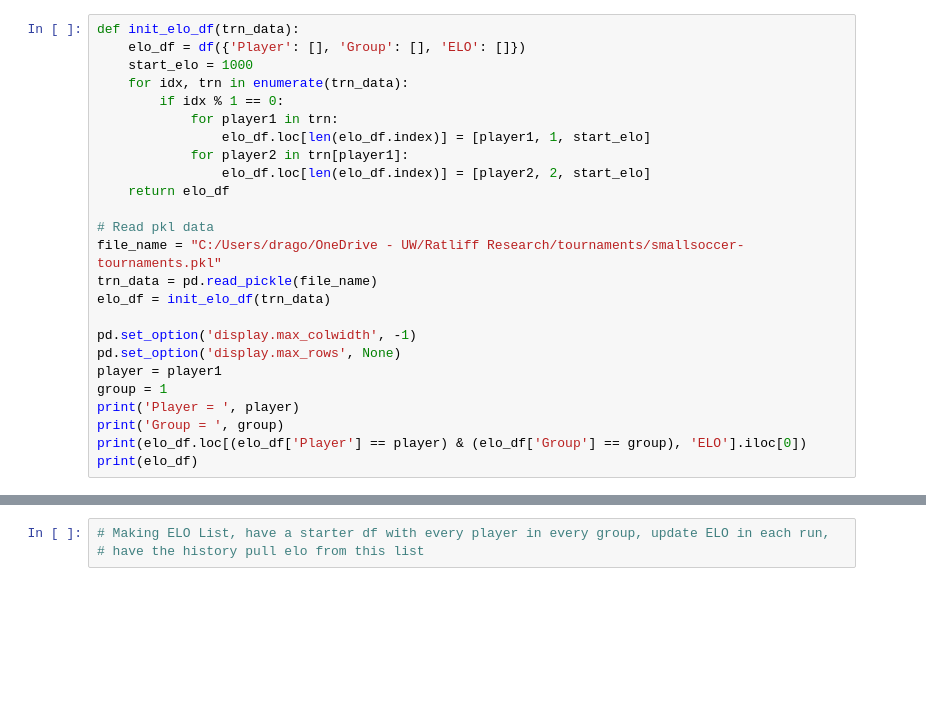
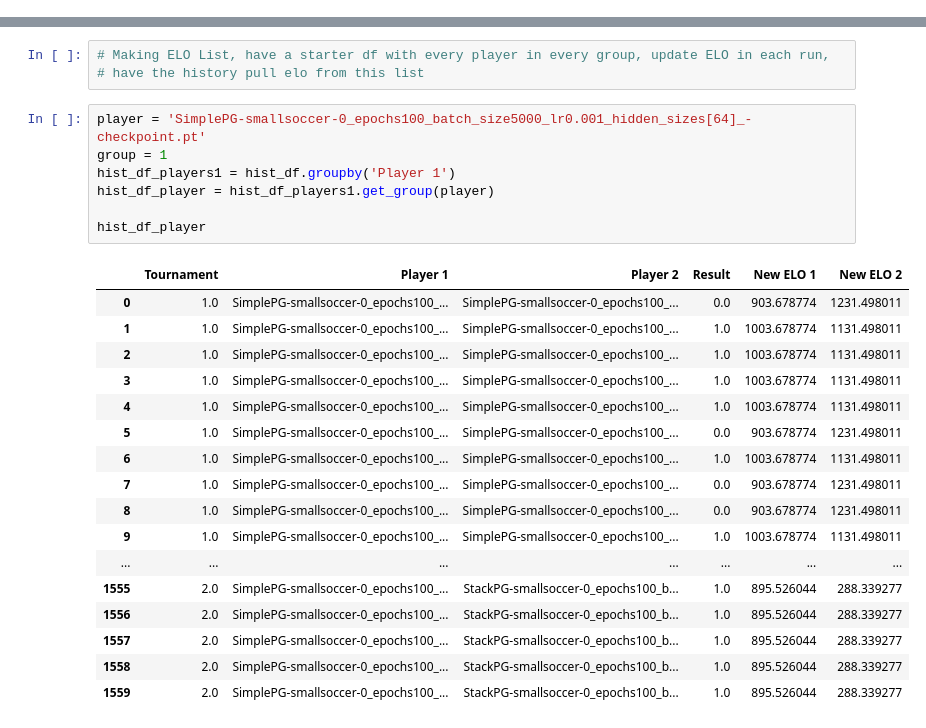
Before and after one commit to bchasnov/masuite, a Jupyter notebook: masuite/analysis/eloscore.ipynb, the cells around one changed output, grey strips where cells are left out. Cells and saved outputs as stored; diff of their text form; blank space fills up the shorter version.

```diff
--- a/masuite/analysis/eloscore.ipynb
+++ b/masuite/analysis/eloscore.ipynb
@@ -100,25 +106,0 @@ OSError: [Errno 22] Invalid argument
-# %%
-def init_elo_df(trn_data):
-    elo_df = df({'Player': [], 'Group': [], 'ELO': []})
-    start_elo = 1000
-    for idx, trn in enumerate(trn_data):
-        if idx % 1 == 0:
-            for player1 in trn:
-                elo_df.loc[len(elo_df.index)] = [player1, 1, start_elo]
-            for player2 in trn[player1]:
-                elo_df.loc[len(elo_df.index)] = [player2, 2, start_elo]
-    return elo_df
-
-# Read pkl data
-file_name = "C:/Users/drago/OneDrive - UW/Ratliff Research/tournaments/smallsoccer-tournaments.pkl"
-trn_data = pd.read_pickle(file_name)
-elo_df = init_elo_df(trn_data)
-
-pd.set_option('display.max_colwidth', -1)
-pd.set_option('display.max_rows', None)
-player = player1
-group = 1
-print('Player = ', player)
-print('Group = ', group)
-print(elo_df.loc[(elo_df['Player'] == player) & (elo_df['Group'] == group), 'ELO'].iloc[0])
-print(elo_df)
@@ -127,3 +125,28 @@ OSError: [Errno 22] Invalid argument
 # %%
 # Making ELO List, have a starter df with every player in every group, update ELO in each run,
 # have the history pull elo from this list
+# %%
+player = 'SimplePG-smallsoccer-0_epochs100_batch_size5000_lr0.001_hidden_sizes[64]_-checkpoint.pt'
+group = 1
+hist_df_players1 = hist_df.groupby('Player 1')
+hist_df_player = hist_df_players1.get_group(player)
+
+hist_df_player
+# %% [output]
+|  | Tournament | Player 1 | Player 2 | Result | New ELO 1 | New ELO 2 |
+| 0 | 1.0 | SimplePG-smallsoccer-0_epochs100_... | SimplePG-smallsoccer-0_epochs100_... | 0.0 | 903.678774 | 1231.498011 |
+| 1 | 1.0 | SimplePG-smallsoccer-0_epochs100_... | SimplePG-smallsoccer-0_epochs100_... | 1.0 | 1003.678774 | 1131.498011 |
+| 2 | 1.0 | SimplePG-smallsoccer-0_epochs100_... | SimplePG-smallsoccer-0_epochs100_... | 1.0 | 1003.678774 | 1131.498011 |
+| 3 | 1.0 | SimplePG-smallsoccer-0_epochs100_... | SimplePG-smallsoccer-0_epochs100_... | 1.0 | 1003.678774 | 1131.498011 |
+| 4 | 1.0 | SimplePG-smallsoccer-0_epochs100_... | SimplePG-smallsoccer-0_epochs100_... | 1.0 | 1003.678774 | 1131.498011 |
+| 5 | 1.0 | SimplePG-smallsoccer-0_epochs100_... | SimplePG-smallsoccer-0_epochs100_... | 0.0 | 903.678774 | 1231.498011 |
+| 6 | 1.0 | SimplePG-smallsoccer-0_epochs100_... | SimplePG-smallsoccer-0_epochs100_... | 1.0 | 1003.678774 | 1131.498011 |
+| 7 | 1.0 | SimplePG-smallsoccer-0_epochs100_... | SimplePG-smallsoccer-0_epochs100_... | 0.0 | 903.678774 | 1231.498011 |
+| 8 | 1.0 | SimplePG-smallsoccer-0_epochs100_... | SimplePG-smallsoccer-0_epochs100_... | 0.0 | 903.678774 | 1231.498011 |
+| 9 | 1.0 | SimplePG-smallsoccer-0_epochs100_... | SimplePG-smallsoccer-0_epochs100_... | 1.0 | 1003.678774 | 1131.498011 |
+| ... | ... | ... | ... | ... | ... | ... |
+| 1555 | 2.0 | SimplePG-smallsoccer-0_epochs100_... | StackPG-smallsoccer-0_epochs100_b... | 1.0 | 895.526044 | 288.339277 |
+| 1556 | 2.0 | SimplePG-smallsoccer-0_epochs100_... | StackPG-smallsoccer-0_epochs100_b... | 1.0 | 895.526044 | 288.339277 |
+| 1557 | 2.0 | SimplePG-smallsoccer-0_epochs100_... | StackPG-smallsoccer-0_epochs100_b... | 1.0 | 895.526044 | 288.339277 |
+| 1558 | 2.0 | SimplePG-smallsoccer-0_epochs100_... | StackPG-smallsoccer-0_epochs100_b... | 1.0 | 895.526044 | 288.339277 |
+| 1559 | 2.0 | SimplePG-smallsoccer-0_epochs100_... | StackPG-smallsoccer-0_epochs100_b... | 1.0 | 895.526044 | 288.339277 |
```
Also changed, not shown: parts of 7 cells of this notebook.
